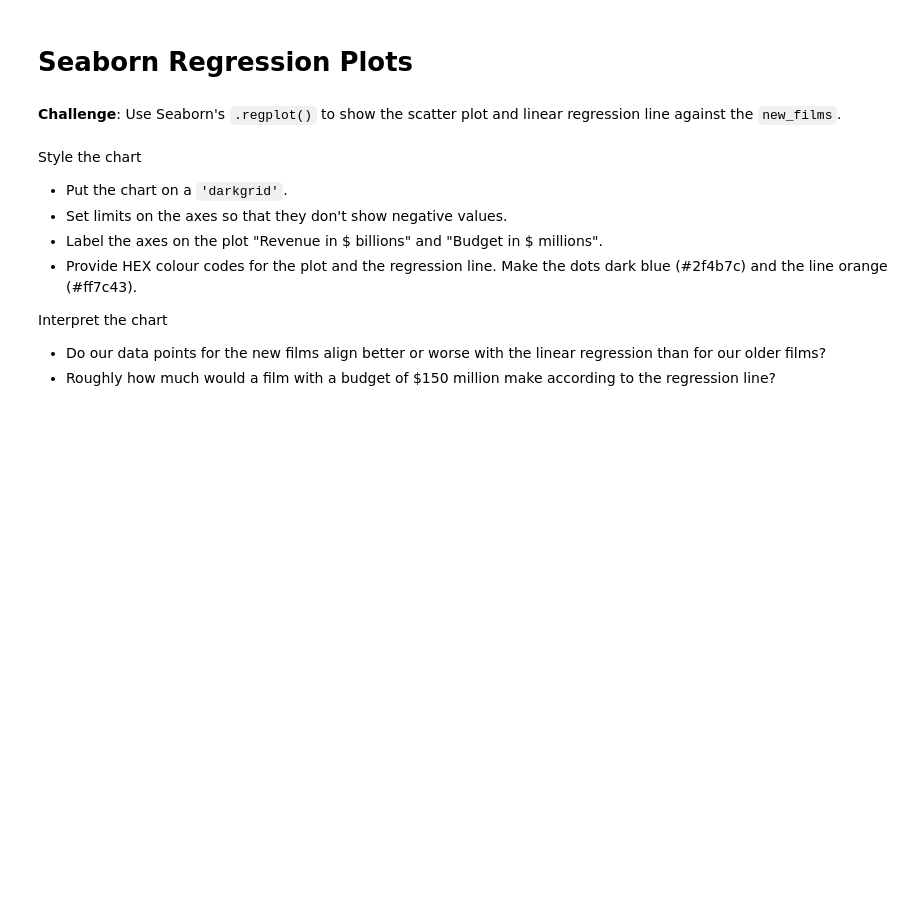
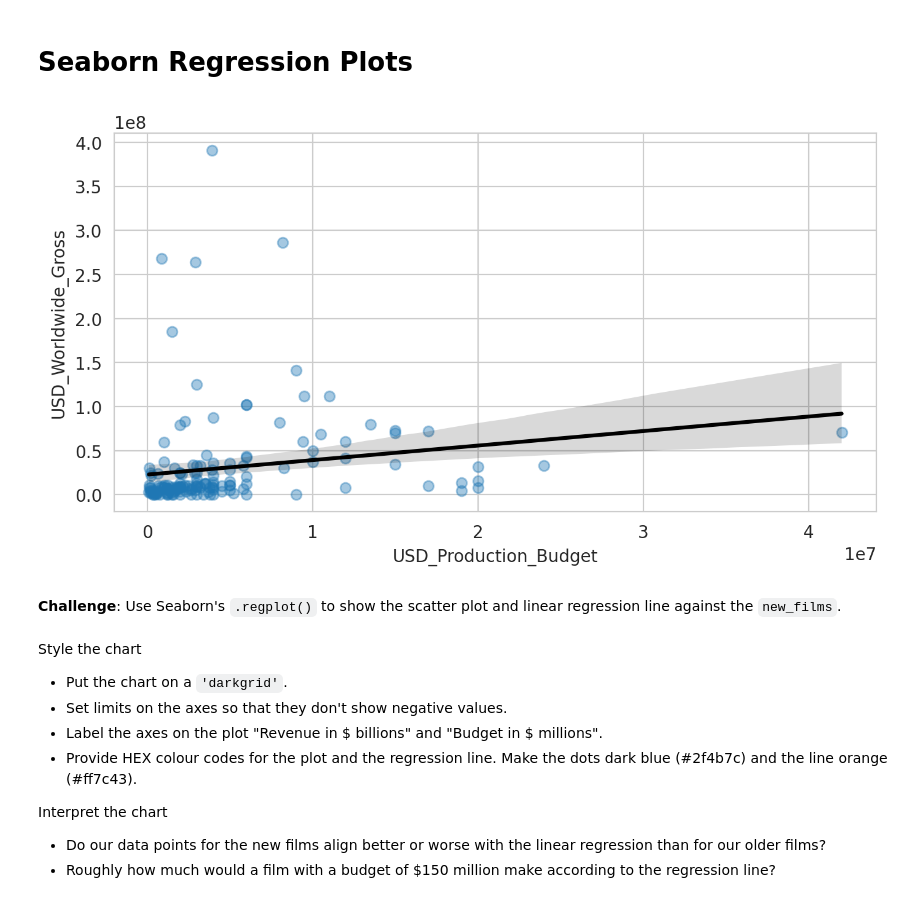
Before and after one commit to Jeff-Nibbs/seaborn-learn, a Jupyter notebook: Seaborn_and_Linear_Regression_(start).ipynb, the cells around one changed output. Drawn from its saved outputs; the diff is of its cells as text; code cells hidden in the pictures; blank space fills up the shorter version.

```diff
--- a/Seaborn_and_Linear_Regression_(start).ipynb
+++ b/Seaborn_and_Linear_Regression_(start).ipynb
@@ -263,3 +285,8 @@ Here's how:
 <img src=https://i.imgur.com/5m06Ach.png width=650>
 3. Use floor division `//` to convert the year data to the decades of the films.
 4. Add the decades as a `Decade` column to the `data_clean` DataFrame.
+# %%
+dt_index = pd.DatetimeIndex(clean_data['Release_Date'])
+years = dt_index.year
+decades = years//10*10
+clean_data['Decade'] = decades
@@ -271,3 +304,9 @@ Here's how:
 * `new_films` should include all the films from 1970 onwards
 * How many films were released prior to 1970?
 * What was the most expensive film made prior to 1970?
+# %%
+old_films = clean_data.query('Decade <= 1960')
+new_films = clean_data.query('Decade >= 1970')
+new_films['USD_Worldwide_Gross'].idxmax()
+print(new_films.describe())
+new_films.loc[3529]
@@ -274,5 +341,15 @@ Here's how:
 # %% [markdown]
 # Seaborn Regression Plots
+# %%
+plt.figure(figsize=(8,4), dpi=200)
+with sns.axes_style("whitegrid"):
+  sns.regplot(data=old_films,
+            x='USD_Production_Budget',
+            y='USD_Worldwide_Gross',
+            scatter_kws = {'alpha': 0.4},
+            line_kws = {'color': 'black'})
+# %% [output]
+[figure, added]
 # %% [markdown]
 **Challenge**: Use Seaborn's `.regplot()` to show the scatter plot and linear regression line against the `new_films`.
 <br>
```
Also changed, not shown: parts of 9 cells of this notebook.
